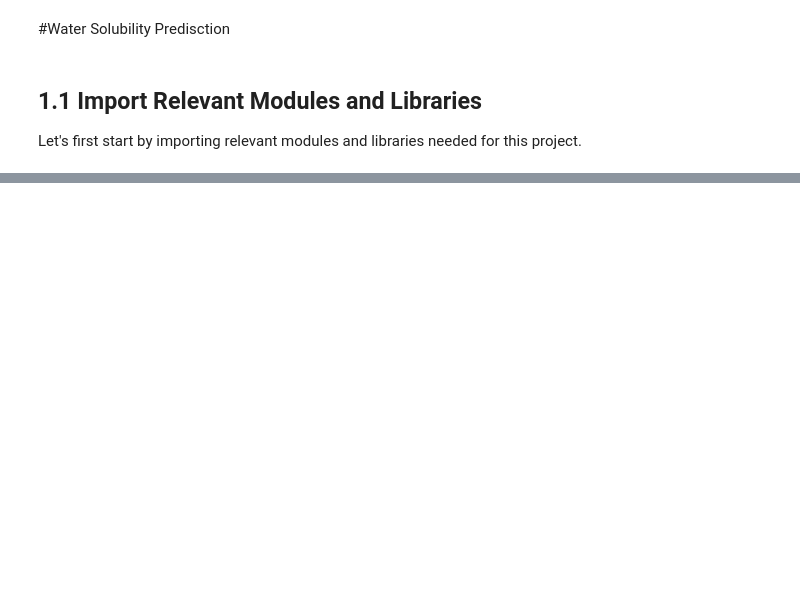
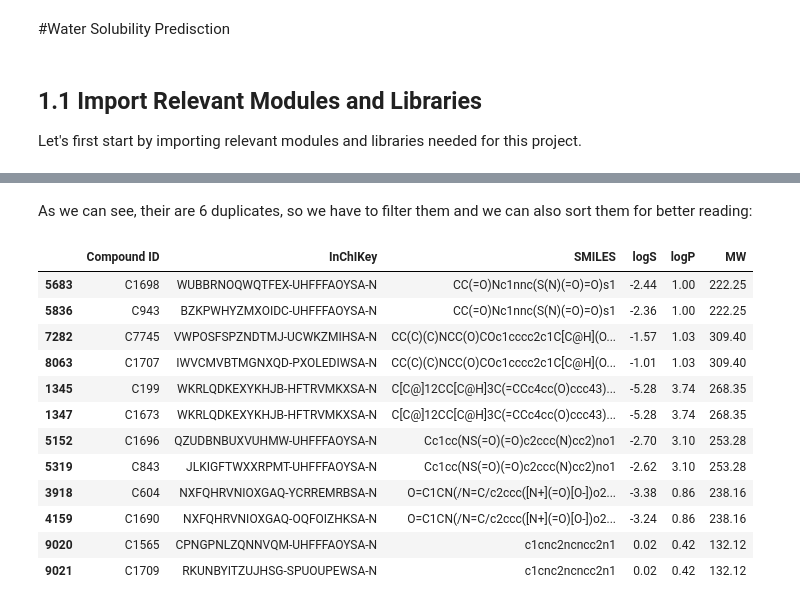
Before and after one commit to LucasCossard/WSPP_Projectppchem, a Jupyter notebook: Notebook_WSP.ipynb, the cells around one changed output, grey strips where cells are left out. Drawn from its saved outputs; the diff is of its cells as text; code cells hidden in the pictures; blank space fills up the shorter version.

```diff
--- a/Notebook_WSP.ipynb
+++ b/Notebook_WSP.ipynb
@@ -51,0 +175,5 @@ from tqdm import tqdm
+# %%
+# generate a canonical SMILES function
+def canonical_SMILES(smiles):
+    canon_smls = [Chem.CanonSmiles(smls) for smls in smiles]
+    return canon_smls
@@ -51,0 +192,18 @@ from tqdm import tqdm
+# %% [markdown]
+As we can see, their are 6 duplicates, so we have to filter them and we can also sort them for better reading:
+# %%
+new_data_solubility[new_data_solubility['SMILES'].isin(duplicate_smiles)].sort_values(by=['SMILES'])
+# %% [output]
+|  | Compound ID | InChIKey | SMILES | logS | logP | MW |
+| 5683 | C1698 | WUBBRNOQWQTFEX-UHFFFAOYSA-N | CC(=O)Nc1nnc(S(N)(=O)=O)s1 | -2.44 | 1.00 | 222.25 |
+| 5836 | C943 | BZKPWHYZMXOIDC-UHFFFAOYSA-N | CC(=O)Nc1nnc(S(N)(=O)=O)s1 | -2.36 | 1.00 | 222.25 |
+| 7282 | C7745 | VWPOSFSPZNDTMJ-UCWKZMIHSA-N | CC(C)(C)NCC(O)COc1cccc2c1C[C@H](O... | -1.57 | 1.03 | 309.40 |
+| 8063 | C1707 | IWVCMVBTMGNXQD-PXOLEDIWSA-N | CC(C)(C)NCC(O)COc1cccc2c1C[C@H](O... | -1.01 | 1.03 | 309.40 |
+| 1345 | C199 | WKRLQDKEXYKHJB-HFTRVMKXSA-N | C[C@]12CC[C@H]3C(=CCc4cc(O)ccc43)... | -5.28 | 3.74 | 268.35 |
+| 1347 | C1673 | WKRLQDKEXYKHJB-HFTRVMKXSA-N | C[C@]12CC[C@H]3C(=CCc4cc(O)ccc43)... | -5.28 | 3.74 | 268.35 |
+| 5152 | C1696 | QZUDBNBUXVUHMW-UHFFFAOYSA-N | Cc1cc(NS(=O)(=O)c2ccc(N)cc2)no1 | -2.70 | 3.10 | 253.28 |
+| 5319 | C843 | JLKIGFTWXXRPMT-UHFFFAOYSA-N | Cc1cc(NS(=O)(=O)c2ccc(N)cc2)no1 | -2.62 | 3.10 | 253.28 |
+| 3918 | C604 | NXFQHRVNIOXGAQ-YCRREMRBSA-N | O=C1CN(/N=C/c2ccc([N+](=O)[O-])o2... | -3.38 | 0.86 | 238.16 |
+| 4159 | C1690 | NXFQHRVNIOXGAQ-OQFOIZHKSA-N | O=C1CN(/N=C/c2ccc([N+](=O)[O-])o2... | -3.24 | 0.86 | 238.16 |
+| 9020 | C1565 | CPNGPNLZQNNVQM-UHFFFAOYSA-N | c1cnc2ncncc2n1 | 0.02 | 0.42 | 132.12 |
+| 9021 | C1709 | RKUNBYITZUJHSG-SPUOUPEWSA-N | c1cnc2ncncc2n1 | 0.02 | 0.42 | 132.12 |
```
Also changed, not shown: parts of 25 cells of this notebook.
